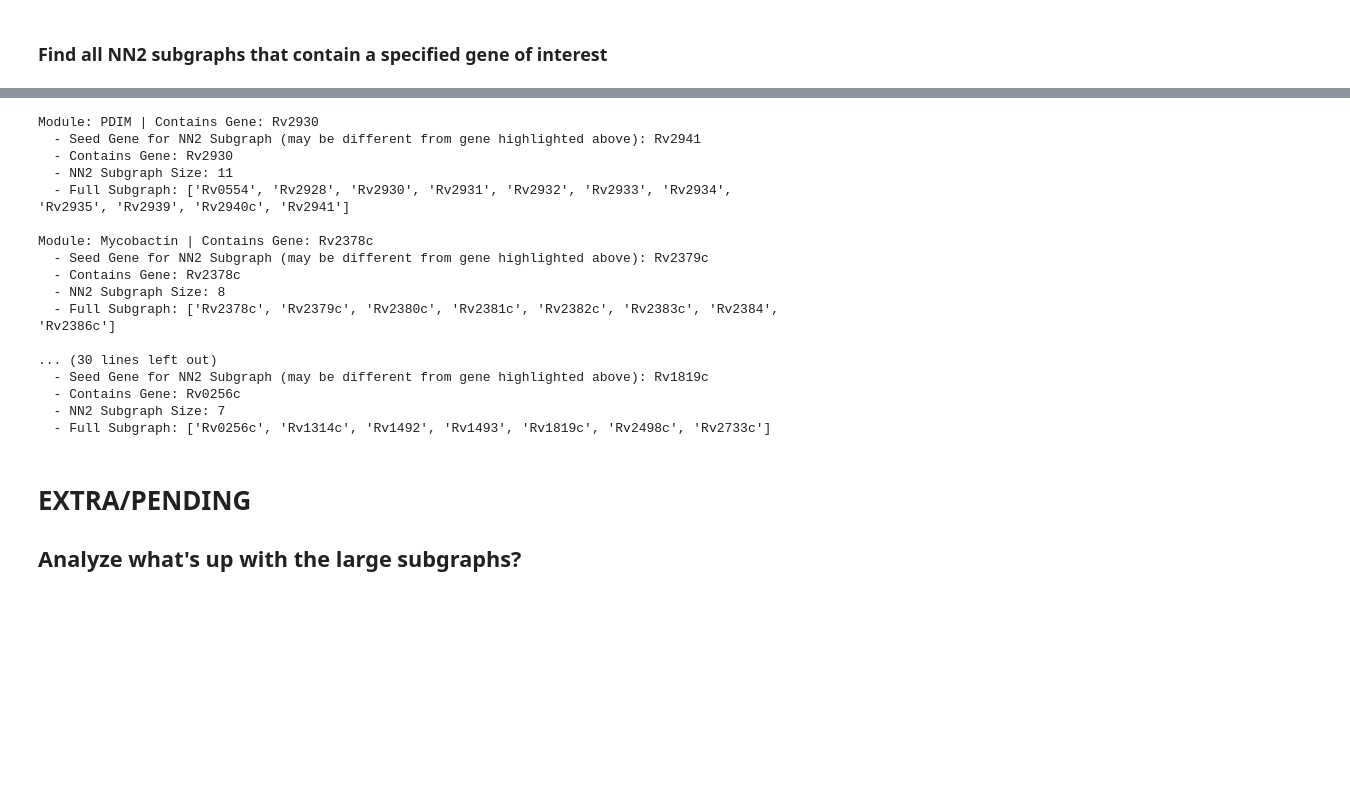
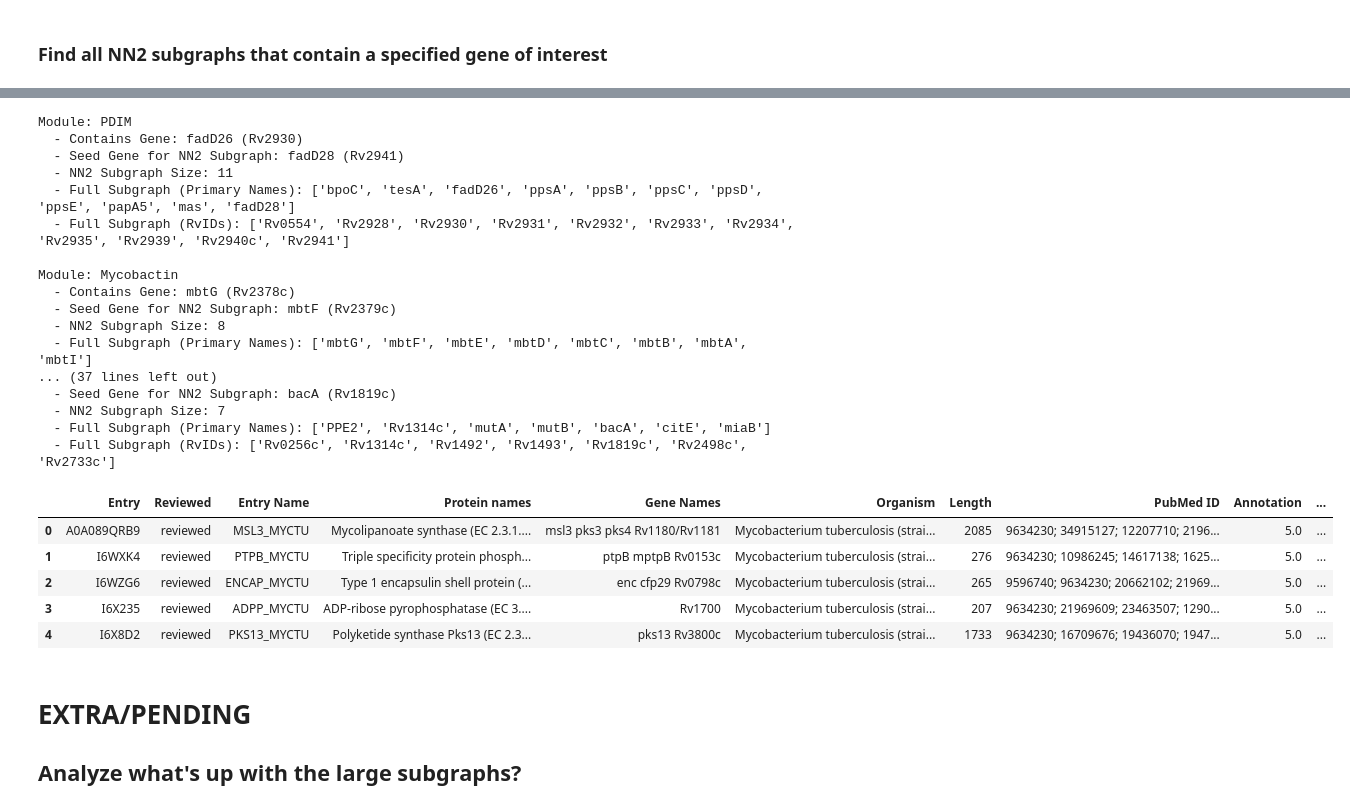
Before and after one commit to ajinich/mtb_tn_db, a Jupyter notebook: ml-standardised_data/Refined_GLS_Module_Analysis_Mtb.ipynb, the cells around one changed output, grey strips where cells are left out. Drawn from its saved outputs; the diff is of its cells as text; code cells hidden in the pictures; blank space fills up the shorter version.

```diff
--- a/ml-standardised_data/find_unique_modules.ipynb
+++ b/ml-standardised_data/Refined_GLS_Module_Analysis_Mtb.ipynb
@@ -541,3 +526,10 @@ Here is the full subgraph: ['Rv0096', 'Rv0097', 'Rv0098', 'Rv0099', 'Rv0101', 'R
+# %%
+fn_annot = '../data/annotations/uniprotkb_mtb_2023_12_20.xlsx'
+df_annot = pd.read_excel(fn_annot)
+gene_name_mapping = df_annot[['Gene Names (ordered locus)', 'Gene Names (primary)' ]]
+
+gene_name_mapping.set_index('Gene Names (ordered locus)', inplace=True)
+gene_name_mapping.reset_index(inplace=True)
 # %%
 # List of seed genes for different modules showcased in the manuscript
 seed_genes = {
@@ -550,36 +542,61 @@ seed_genes = {
     "Vitamin B12 (Cobalamin)": "Rv0256c"
 }
 
+def get_primary_gene_name(rv_id, mapping_df):
+    # Ensure the column is a string type and filter the DataFrame
+    mapping_df['Gene Names (ordered locus)'] = mapping_df['Gene Names (ordered locus)'].astype(str)
+    matching_rows = mapping_df[mapping_df['Gene Names (ordered locus)'].str.contains(rv_id, na=False)]
+
+    if not matching_rows.empty and not pd.isna(matching_rows['Gene Names (primary)'].iloc[0]):
+        # Get the primary gene name from the first matching row
+        return matching_rows['Gene Names (primary)'].iloc[0]
+    else:
+        # Return the RvID itself if no match is found or if the primary gene name is NaN
+        return rv_id
+
+
 # Iterating through each module's seed gene
 for module_name, seed_gene in seed_genes.items():
     subgraphs_with_gene = find_subgraphs_containing_gene(seed_gene, filtered_subgraphs)
 
     # Display the results for each module
-    print(f"Module: {module_name} | Contains Gene: {seed_gene}")
+    print(f"Module: {module_name}")
+    print(f"  - Contains Gene: {get_primary_gene_name(seed_gene, gene_name_mapping)} ({seed_gene})")
     for key, subgraph in subgraphs_with_gene.items():
         subgraph_size = len(subgraph)
-        print(f"  - Seed Gene for NN2 Subgraph (may be different from gene highlighted above): {key}")
-        print(f"  - Contains Gene: {seed_gene}")
+        print(f"  - Seed Gene for NN2 Subgraph: {get_primary_gene_name(key, gene_name_mapping)} ({key})")
         print(f"  - NN2 Subgraph Size: {subgraph_size}")
-        print(f"  - Full Subgraph: {sorted(subgraph)}\n")
+        primary_gene_names = [get_primary_gene_name(gene, gene_name_mapping) for gene in sorted(subgraph)]
+        rv_ids = sorted(subgraph)
+        print(f"  - Full Subgraph (Primary Names): {primary_gene_names}")
+        print(f"  - Full Subgraph (RvIDs): {rv_ids}\n")
 # %% [output]
-Module: PDIM | Contains Gene: Rv2930
-  - Seed Gene for NN2 Subgraph (may be different from gene highlighted above): Rv2941
-  - Contains Gene: Rv2930
+Module: PDIM
+  - Contains Gene: fadD26 (Rv2930)
+  - Seed Gene for NN2 Subgraph: fadD28 (Rv2941)
   - NN2 Subgraph Size: 11
-  - Full Subgraph: ['Rv0554', 'Rv2928', 'Rv2930', 'Rv2931', 'Rv2932', 'Rv2933', 'Rv2934', 'Rv2935', 'Rv2939', 'Rv2940c', 'Rv2941']
+  - Full Subgraph (Primary Names): ['bpoC', 'tesA', 'fadD26', 'ppsA', 'ppsB', 'ppsC', 'ppsD', 'ppsE', 'papA5', 'mas', 'fadD28']
+  - Full Subgraph (RvIDs): ['Rv0554', 'Rv2928', 'Rv2930', 'Rv2931', 'Rv2932', 'Rv2933', 'Rv2934', 'Rv2935', 'Rv2939', 'Rv2940c', 'Rv2941']
 
-Module: Mycobactin | Contains Gene: Rv2378c
-  - Seed Gene for NN2 Subgraph (may be different from gene highlighted above): Rv2379c
-  - Contains Gene: Rv2378c
+Module: Mycobactin
+  - Contains Gene: mbtG (Rv2378c)
+  - Seed Gene for NN2 Subgraph: mbtF (Rv2379c)
   - NN2 Subgraph Size: 8
-  - Full Subgraph: ['Rv2378c', 'Rv2379c', 'Rv2380c', 'Rv2381c', 'Rv2382c', 'Rv2383c', 'Rv2384', 'Rv2386c']
-
-... (30 lines left out)
-  - Seed Gene for NN2 Subgraph (may be different from gene highlighted above): Rv1819c
-  - Contains Gene: Rv0256c
+  - Full Subgraph (Primary Names): ['mbtG', 'mbtF', 'mbtE', 'mbtD', 'mbtC', 'mbtB', 'mbtA', 'mbtI']
+... (37 lines left out)
+  - Seed Gene for NN2 Subgraph: bacA (Rv1819c)
   - NN2 Subgraph Size: 7
-  - Full Subgraph: ['Rv0256c', 'Rv1314c', 'Rv1492', 'Rv1493', 'Rv1819c', 'Rv2498c', 'Rv2733c']
+  - Full Subgraph (Primary Names): ['PPE2', 'Rv1314c', 'mutA', 'mutB', 'bacA', 'citE', 'miaB']
+  - Full Subgraph (RvIDs): ['Rv0256c', 'Rv1314c', 'Rv1492', 'Rv1493', 'Rv1819c', 'Rv2498c', 'Rv2733c']
+# %%
+df_annot.head()
+# %% [output]
+|  | Entry | Reviewed | Entry Name | Protein names | Gene Names | Organism | Length | PubMed ID | Annotation | ... |
+| 0 | A0A089QRB9 | reviewed | MSL3_MYCTU | Mycolipanoate synthase (EC 2.3.1.... | msl3 pks3 pks4 Rv1180/Rv1181 | Mycobacterium tuberculosis (strai... | 2085 | 9634230; 34915127; 12207710; 2196... | 5.0 | ... |
+| 1 | I6WXK4 | reviewed | PTPB_MYCTU | Triple specificity protein phosph... | ptpB mptpB Rv0153c | Mycobacterium tuberculosis (strai... | 276 | 9634230; 10986245; 14617138; 1625... | 5.0 | ... |
+| 2 | I6WZG6 | reviewed | ENCAP_MYCTU | Type 1 encapsulin shell protein (... | enc cfp29 Rv0798c | Mycobacterium tuberculosis (strai... | 265 | 9596740; 9634230; 20662102; 21969... | 5.0 | ... |
+| 3 | I6X235 | reviewed | ADPP_MYCTU | ADP-ribose pyrophosphatase (EC 3.... | Rv1700 | Mycobacterium tuberculosis (strai... | 207 | 9634230; 21969609; 23463507; 1290... | 5.0 | ... |
+| 4 | I6X8D2 | reviewed | PKS13_MYCTU | Polyketide synthase Pks13 (EC 2.3... | pks13 Rv3800c | Mycobacterium tuberculosis (strai... | 1733 | 9634230; 16709676; 19436070; 1947... | 5.0 | ... |
 # %% [markdown]
 # EXTRA/PENDING
 ## Analyze what's up with the large subgraphs?
```
Also changed, not shown: parts of 3 cells of this notebook, 2 other files.
